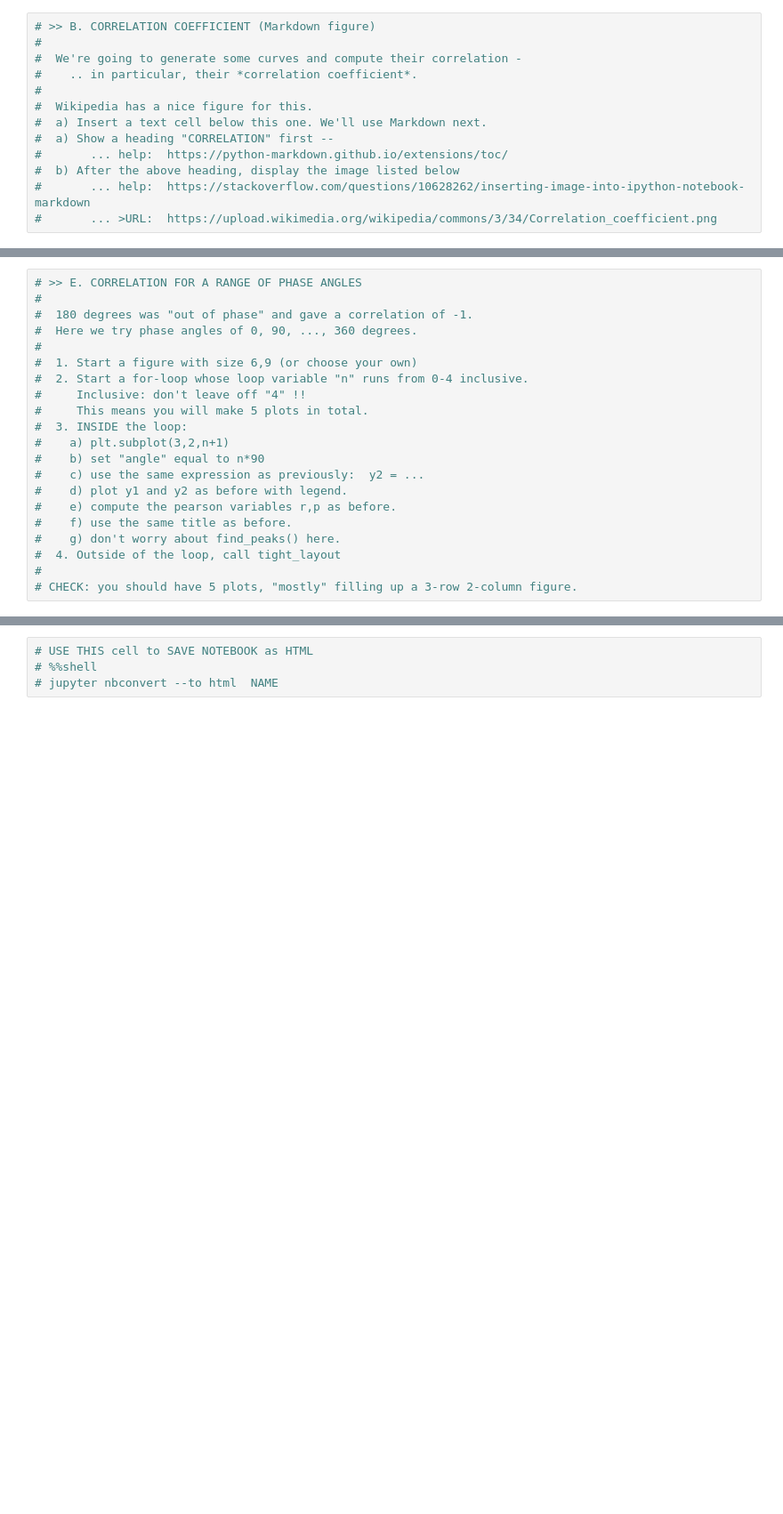
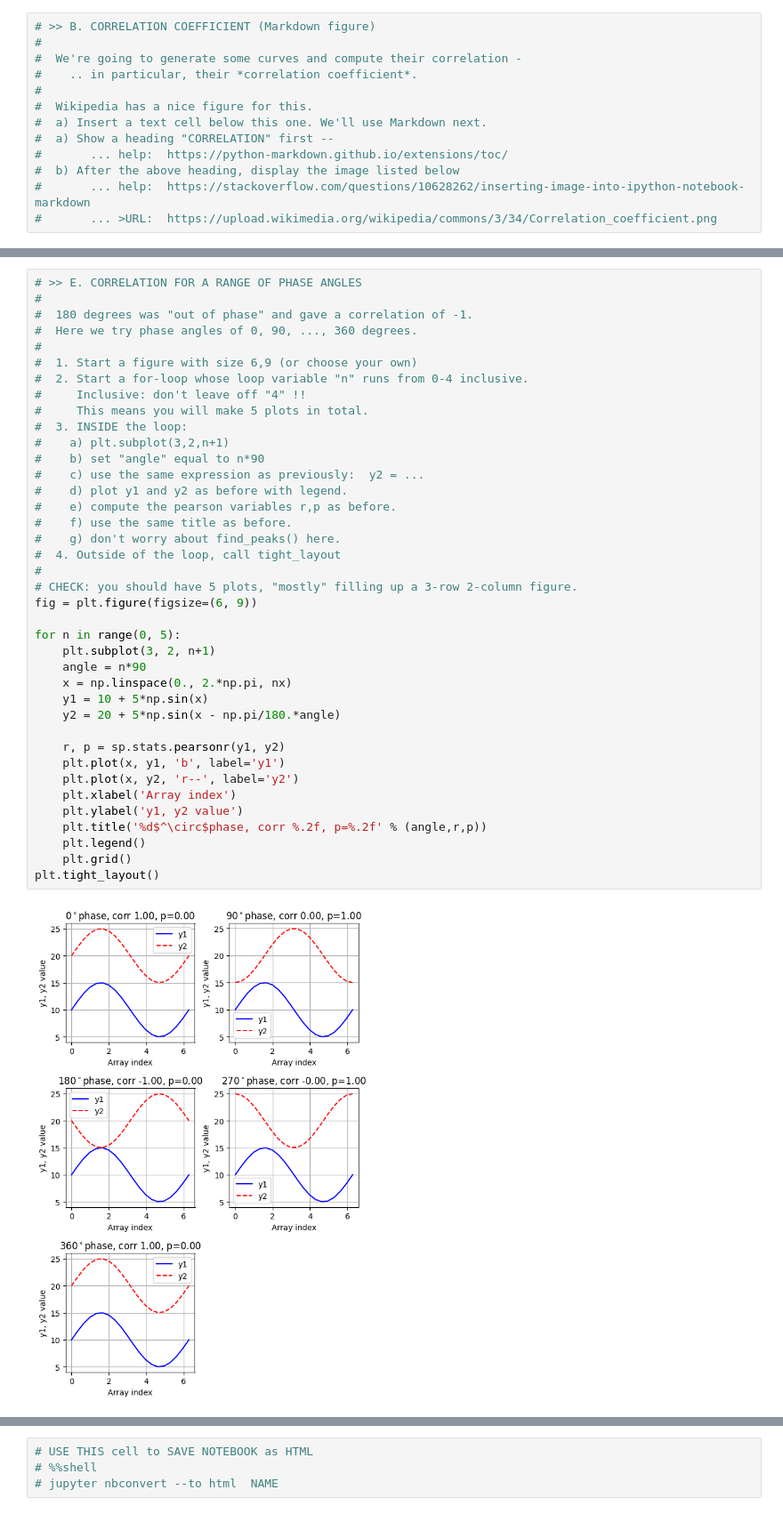
Before and after one commit to TheoXiong7/ATMS-305, a Jupyter notebook: lab20/Lab20_Fa24_Correlation.ipynb, the cells around one changed output, grey strips where cells are left out. Shown at 89% size. Drawn from its saved outputs; the diff is of its cells as text; blank space fills up the shorter version.

```diff
--- a/lab20/Lab20_Fa24_Correlation.ipynb
+++ b/lab20/Lab20_Fa24_Correlation.ipynb
@@ -89,24 +119,44 @@ y2 = 20 + 5*np.sin(x - np.pi/180.*angle);
 # %%
 # >> E. CORRELATION FOR A RANGE OF PHASE ANGLES
 #
 #  180 degrees was "out of phase" and gave a correlation of -1.
 #  Here we try phase angles of 0, 90, ..., 360 degrees.
 #
 #  1. Start a figure with size 6,9 (or choose your own)
 #  2. Start a for-loop whose loop variable "n" runs from 0-4 inclusive.
 #     Inclusive: don't leave off "4" !!
 #     This means you will make 5 plots in total.
 #  3. INSIDE the loop:
 #    a) plt.subplot(3,2,n+1)
 #    b) set "angle" equal to n*90
 #    c) use the same expression as previously:  y2 = ...
 #    d) plot y1 and y2 as before with legend.
 #    e) compute the pearson variables r,p as before.
 #    f) use the same title as before.
 #    g) don't worry about find_peaks() here.
 #  4. Outside of the loop, call tight_layout
 #
 # CHECK: you should have 5 plots, "mostly" filling up a 3-row 2-column figure.
+fig = plt.figure(figsize=(6, 9))
+
+for n in range(0, 5):
+    plt.subplot(3, 2, n+1)
+    angle = n*90
+    x = np.linspace(0., 2.*np.pi, nx)
+    y1 = 10 + 5*np.sin(x)
+    y2 = 20 + 5*np.sin(x - np.pi/180.*angle)
+
+    r, p = sp.stats.pearsonr(y1, y2)
+    plt.plot(x, y1, 'b', label='y1')
+    plt.plot(x, y2, 'r--', label='y2')
+    plt.xlabel('Array index')
+    plt.ylabel('y1, y2 value')
+    plt.title('%d$^\circ$phase, corr %.2f, p=%.2f' % (angle,r,p))
+    plt.legend()
+    plt.grid()
+plt.tight_layout()
+# %% [output]
+[figure, added]
 # %%
 # >> F. GET STORM SIMULATION DATA
 #
```
Also changed, not shown: parts of 14 cells of this notebook, 2 other files.
